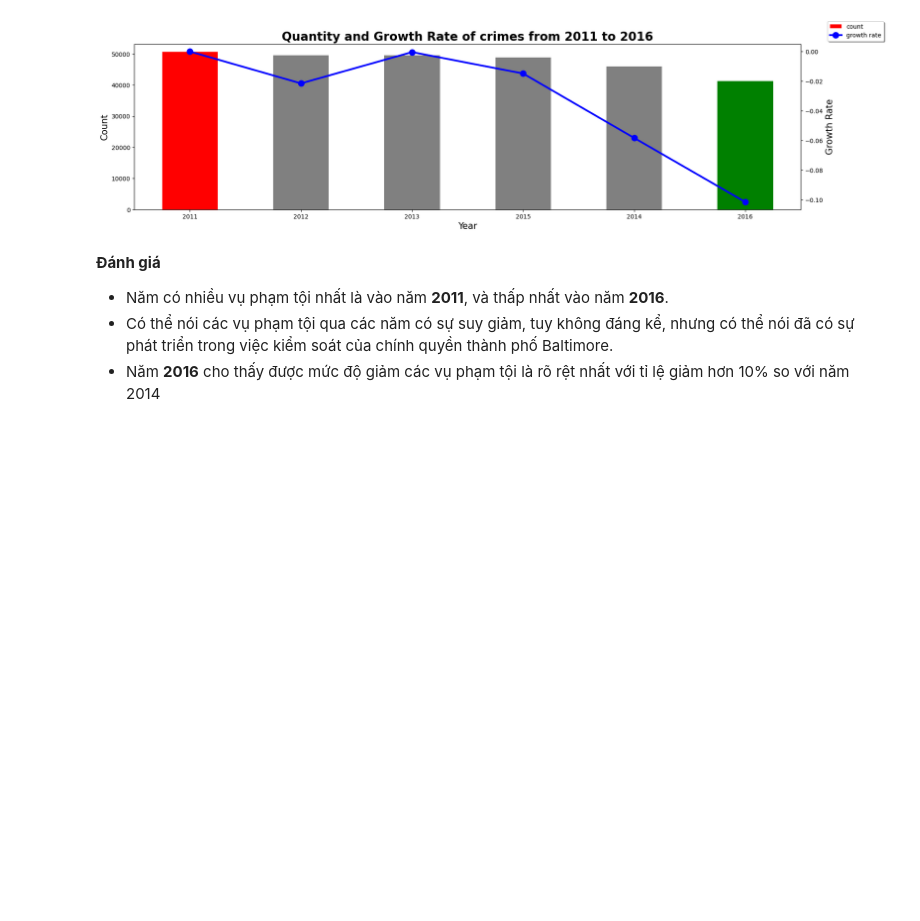
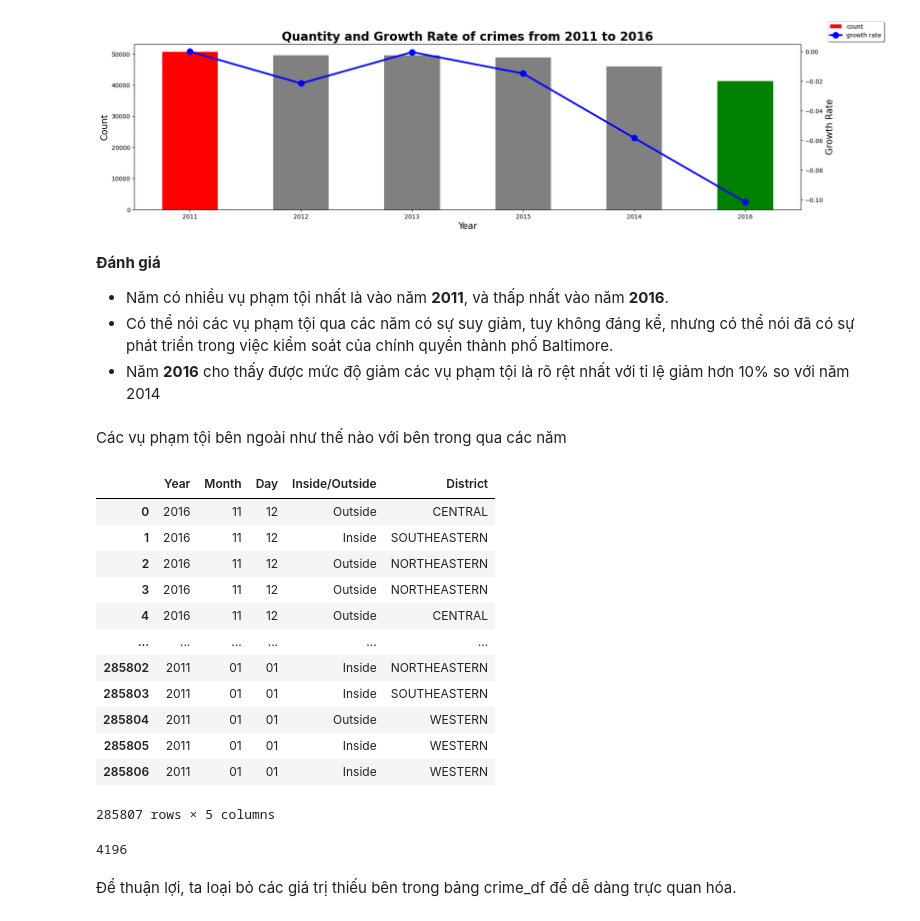
Before and after one commit to Miruku2201/VisualizeLab02, a Jupyter notebook: EDA.ipynb, the cells around one changed output. Drawn from its saved outputs; the diff is of its cells as text; code cells hidden in the pictures; blank space fills up the shorter version.

```diff
--- a/EDA.ipynb
+++ b/EDA.ipynb
@@ -420,3 +422,28 @@ __Đánh giá__
 + Năm có nhiều vụ phạm tội nhất là vào năm __2011__, và thấp nhất vào năm __2016__.
 + Có thể nói các vụ phạm tội qua các năm có sự suy giảm, tuy không đáng kể, nhưng có thể nói đã có sự phát triển trong việc kiểm soát của chính quyền thành phố Baltimore.
 + Năm __2016__ cho thấy được mức độ giảm các vụ phạm tội là rõ rệt nhất với tỉ lệ giảm hơn 10% so với năm 2014
+# %% [markdown]
+Các vụ phạm tội bên ngoài như thế nào với bên trong qua các năm
+# %%
+crime_df = df[['Year', 'Month', 'Day', 'Inside/Outside', 'District']]
+crime_df
+# %% [output]
+|  | Year | Month | Day | Inside/Outside | District |
+| 0 | 2016 | 11 | 12 | Outside | CENTRAL |
+| 1 | 2016 | 11 | 12 | Inside | SOUTHEASTERN |
+| 2 | 2016 | 11 | 12 | Outside | NORTHEASTERN |
+| 3 | 2016 | 11 | 12 | Outside | NORTHEASTERN |
+| 4 | 2016 | 11 | 12 | Outside | CENTRAL |
+| ... | ... | ... | ... | ... | ... |
+| 285802 | 2011 | 01 | 01 | Inside | NORTHEASTERN |
+| 285803 | 2011 | 01 | 01 | Inside | SOUTHEASTERN |
+| 285804 | 2011 | 01 | 01 | Outside | WESTERN |
+| 285805 | 2011 | 01 | 01 | Inside | WESTERN |
+| 285806 | 2011 | 01 | 01 | Inside | WESTERN |
+285807 rows × 5 columns
+# %%
+crime_df['Inside/Outside'].isna().sum()
+# %% [output]
+4196
+# %% [markdown]
+Để thuận lợi, ta loại bỏ các giá trị thiếu bên trong bảng crime_df để dễ dàng trực quan hóa.
```
Also changed, not shown: parts of 6 cells of this notebook.
